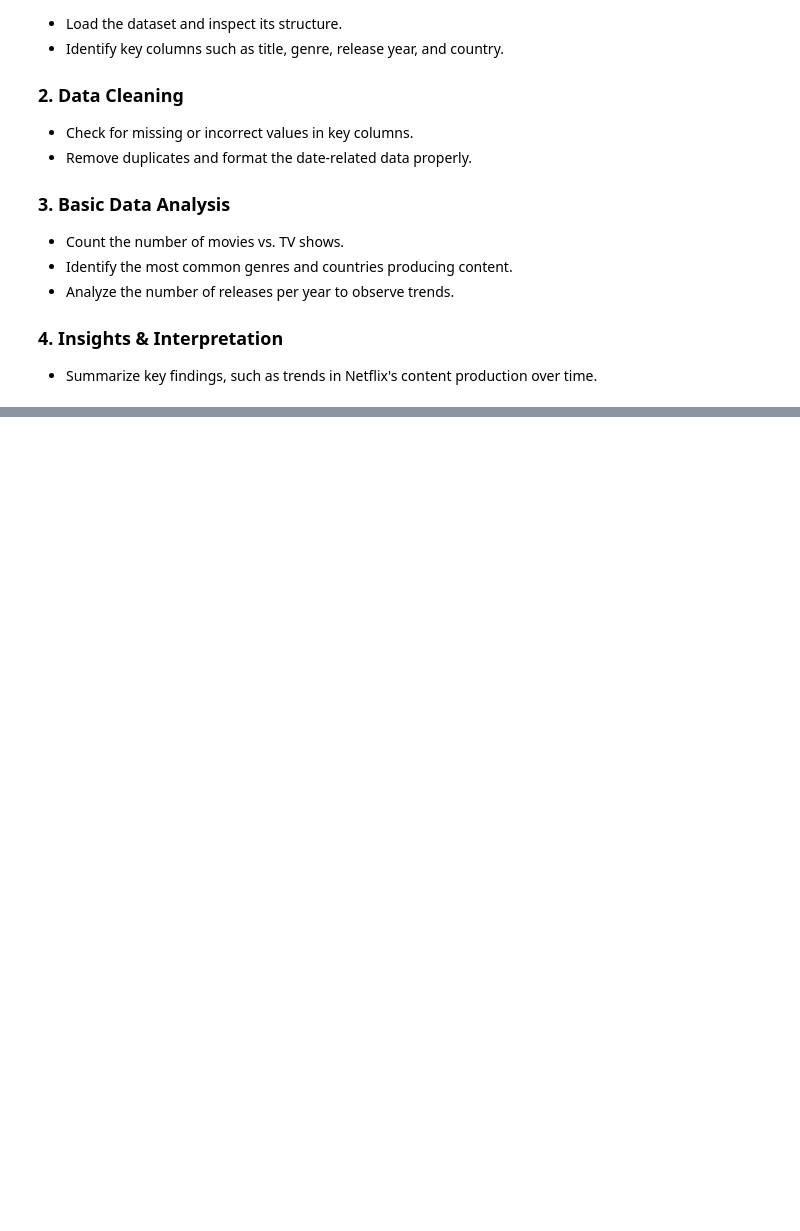
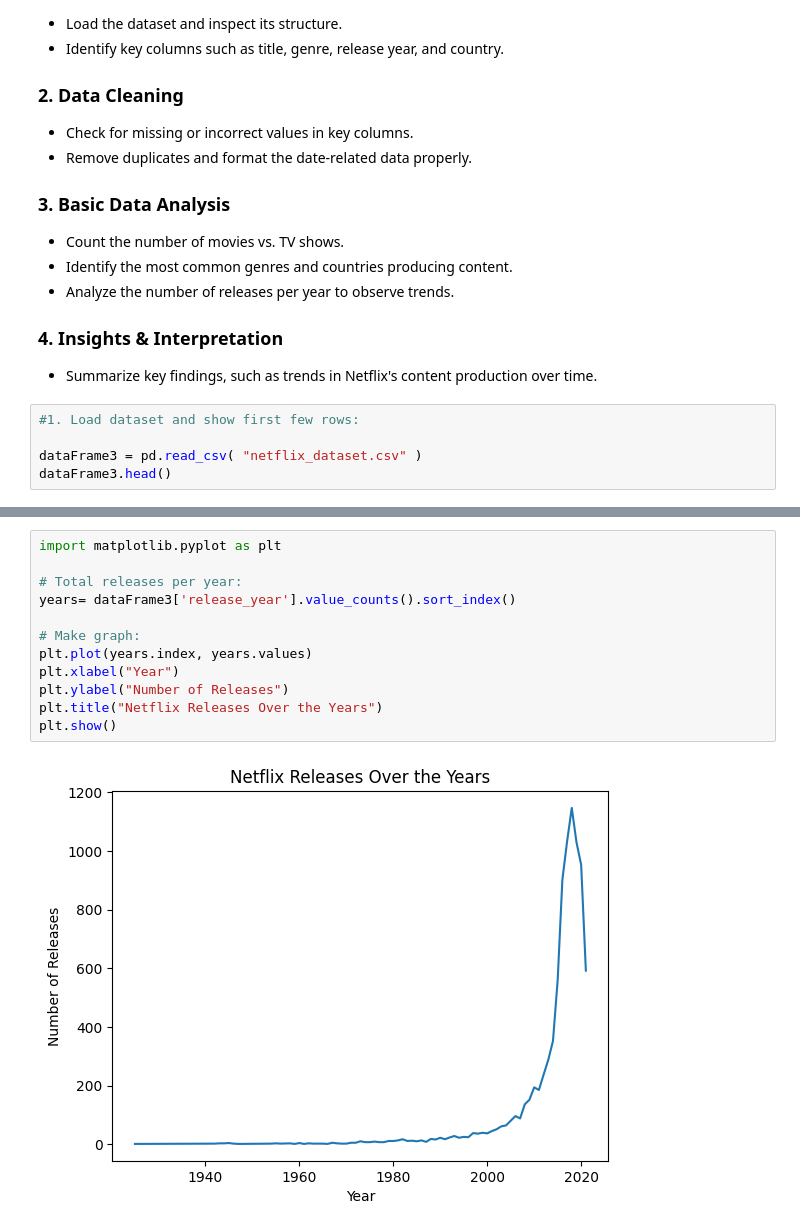
Before and after one commit to Gian4311/CS-3246, a Jupyter notebook: Activity 2 - APOSTOL-CABANGBANG/APOSTOL-CABANGBANG - [Activity_2]_Python_Pandas_Student_Copy.ipynb, the cells around one changed output, grey strips where cells are left out. Cells and saved outputs as stored; diff of their text form; blank space fills up the shorter version.

```diff
--- a/Activity 2 - APOSTOL-CABANGBANG/APOSTOL-CABANGBANG - [Activity_2]_Python_Pandas_Student_Copy.ipynb
+++ b/Activity 2 - APOSTOL-CABANGBANG/APOSTOL-CABANGBANG - [Activity_2]_Python_Pandas_Student_Copy.ipynb
@@ -488,3 +491,8 @@ How can we use **Netflix’s dataset** to gain insights into content distributio
 
 ### **4. Insights & Interpretation**
 - Summarize key findings, such as trends in Netflix's content production over time.
+# %%
+#1. Load dataset and show first few rows:
+
+dataFrame3 = pd.read_csv( "netflix_dataset.csv" )
+dataFrame3.head()
@@ -490,0 +576,14 @@ How can we use **Netflix’s dataset** to gain insights into content distributio
+# %%
+import matplotlib.pyplot as plt
+
+# Total releases per year:
+years= dataFrame3['release_year'].value_counts().sort_index()
+
+# Make graph:
+plt.plot(years.index, years.values)
+plt.xlabel("Year")
+plt.ylabel("Number of Releases")
+plt.title("Netflix Releases Over the Years")
+plt.show()
+# %% [output]
+[figure, added]
```
Also changed, not shown: parts of 7 cells of this notebook, 1 other file.
